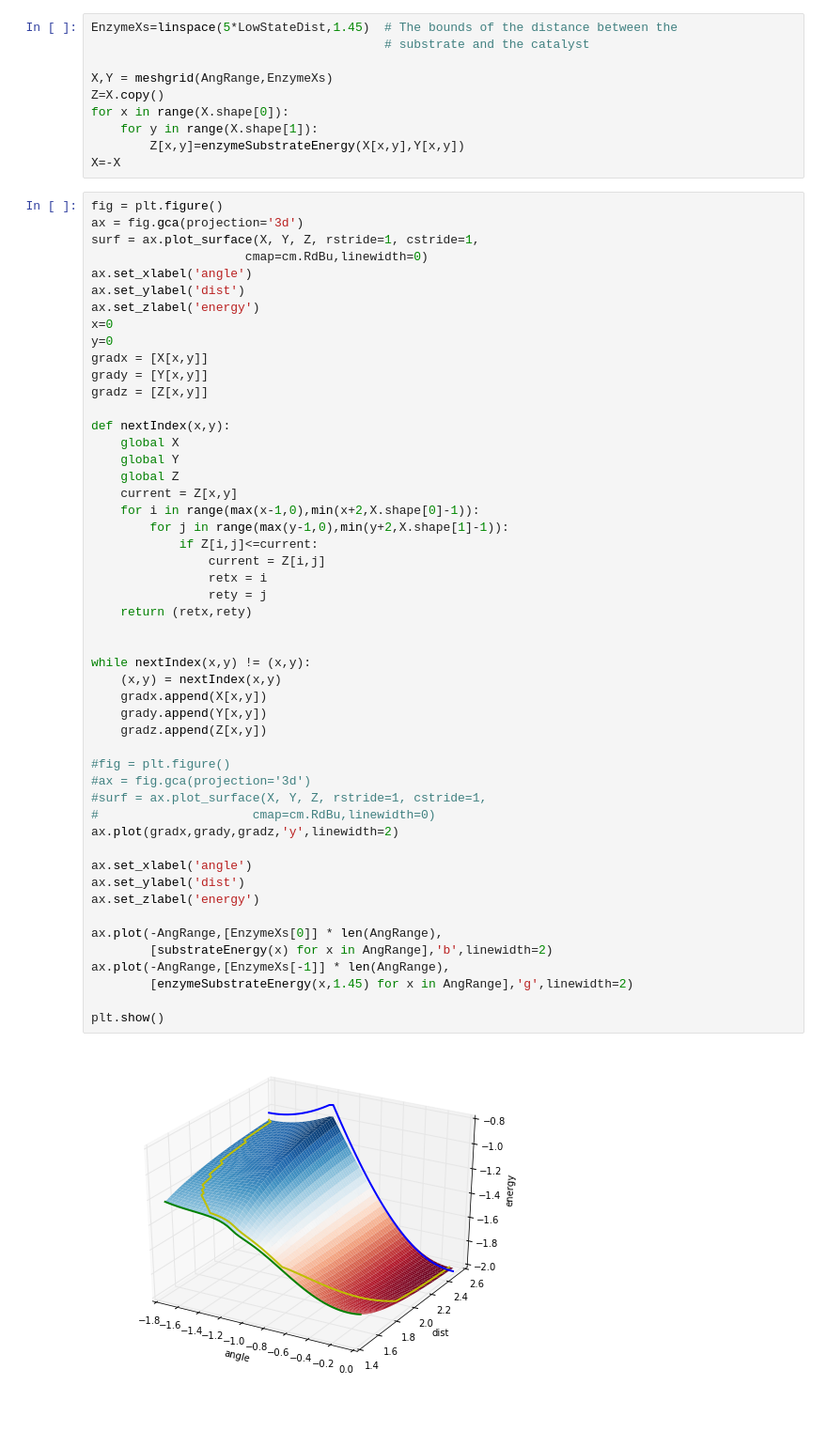
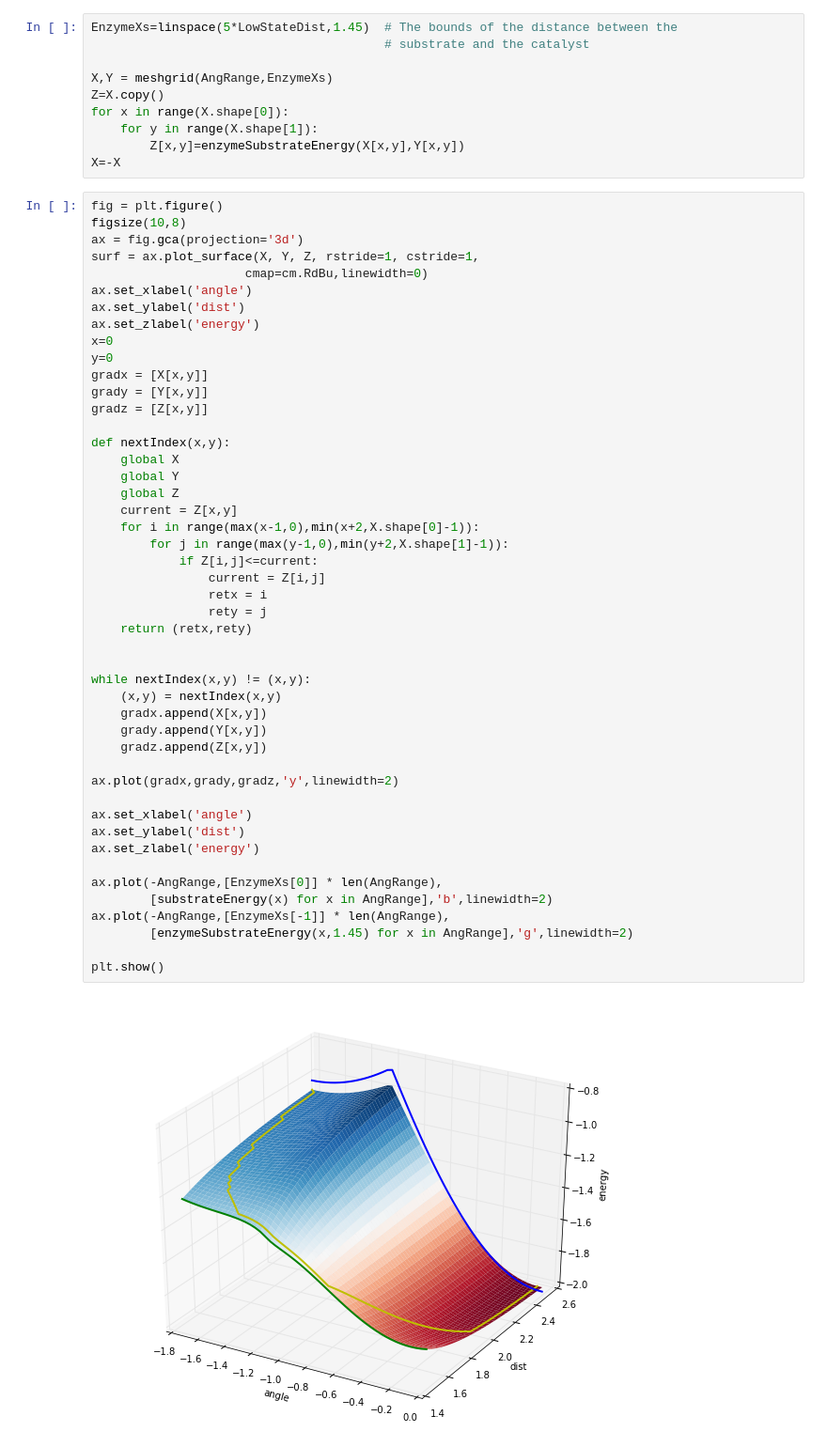
Before and after one commit to uriba/physical-catalysis, a Jupyter notebook: angledSimulation.ipynb, the cells around one changed output. Shown at 94% size. Drawn from its saved outputs; the diff is of its cells as text; blank space fills up the shorter version.

Commit message:
updated graphs and figure sizes and removed some redundant code

```diff
--- a/angledSimulation.ipynb
+++ b/angledSimulation.ipynb
@@ -220,6 +223,7 @@ for x in range(X.shape[0]):
 X=-X
 # %%
 fig = plt.figure()
+figsize(10,8)
 ax = fig.gca(projection='3d')
 surf = ax.plot_surface(X, Y, Z, rstride=1, cstride=1,
                      cmap=cm.RdBu,linewidth=0)
@@ -238,35 +242,31 @@ def nextIndex(x,y):
     global Z
     current = Z[x,y]
     for i in range(max(x-1,0),min(x+2,X.shape[0]-1)):
         for j in range(max(y-1,0),min(y+2,X.shape[1]-1)):
             if Z[i,j]<=current:
                 current = Z[i,j]
                 retx = i
                 rety = j
     return (retx,rety)
 
 
 while nextIndex(x,y) != (x,y):
     (x,y) = nextIndex(x,y)
     gradx.append(X[x,y])
     grady.append(Y[x,y])
     gradz.append(Z[x,y])
 
-#fig = plt.figure()
-#ax = fig.gca(projection='3d')
-#surf = ax.plot_surface(X, Y, Z, rstride=1, cstride=1,
-#                     cmap=cm.RdBu,linewidth=0)
 ax.plot(gradx,grady,gradz,'y',linewidth=2)
 
 ax.set_xlabel('angle')
 ax.set_ylabel('dist')
 ax.set_zlabel('energy')
 
 ax.plot(-AngRange,[EnzymeXs[0]] * len(AngRange),
         [substrateEnergy(x) for x in AngRange],'b',linewidth=2)
 ax.plot(-AngRange,[EnzymeXs[-1]] * len(AngRange),
         [enzymeSubstrateEnergy(x,1.45) for x in AngRange],'g',linewidth=2)
 
 plt.show()
 # %% [output]
-[figure, old version]
+[figure, new version]
```
Also changed, not shown: parts of 3 cells of this notebook.
